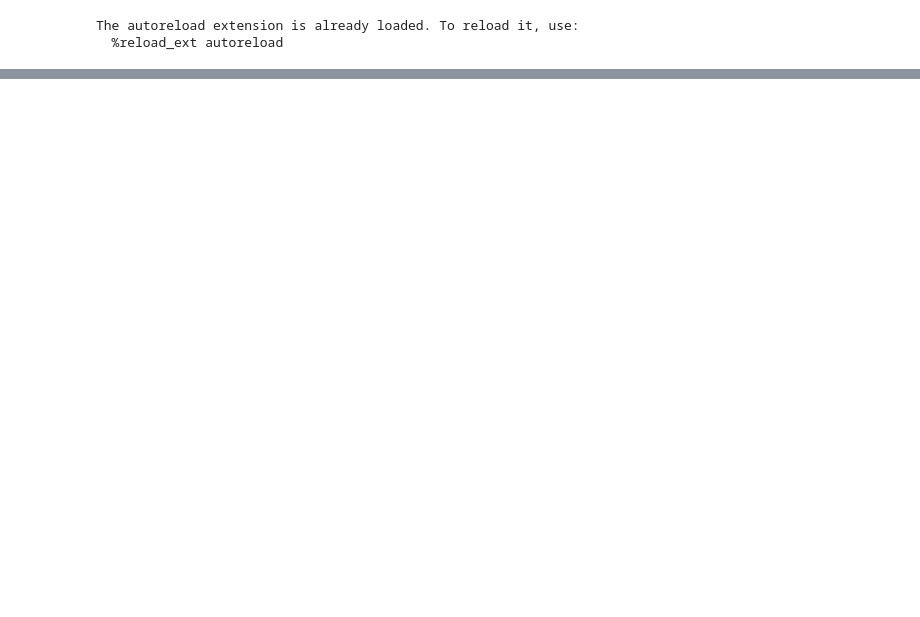
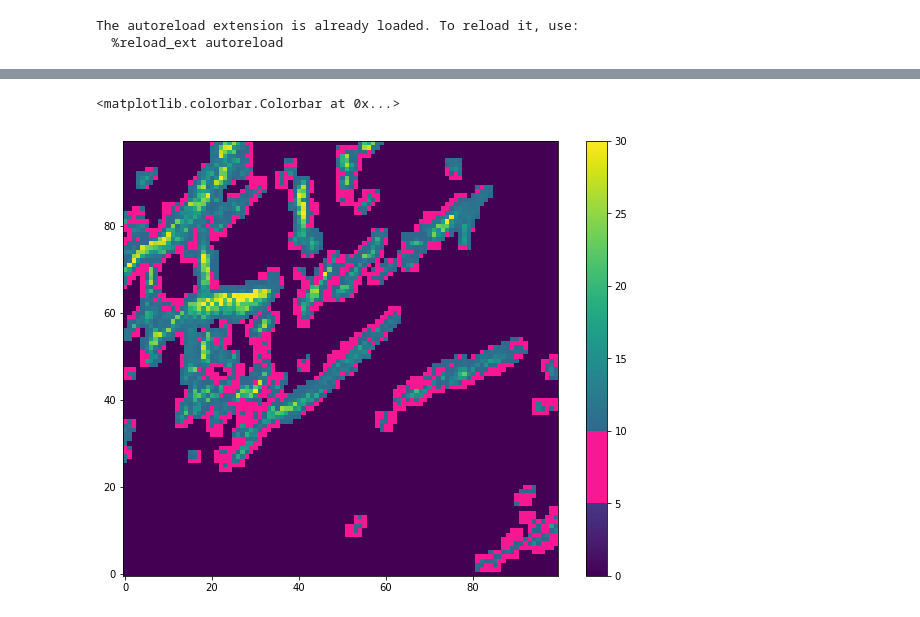
Before and after one commit to KillianBrennan/cell_tracker, a Jupyter notebook: test.ipynb, the cells around one changed output, grey strips where cells are left out. Cells and saved outputs as stored; diff of their text form; code cells hidden in the pictures; blank space fills up the shorter version.

```diff
--- a/test.ipynb
+++ b/test.ipynb
@@ -52,0 +56,21 @@ ds.cell_swath.max(dim='cell_id').plot()
+# %%
+ds_5min = xr.open_mfdataset('/home/kbrennan/phd/data/climate/5min_2D/present/lffd'+day+'_0606.nz')
+# %%
+daily_max = ds_5min['DHAIL_MX'].max(dim='time').values
+# %%
+window_size = 50
+center = (780,980)
+crop = daily_max[center[0]-window_size:center[0]+window_size,center[1]-window_size:center[1]+window_size]
+# %%
+fig,ax = plt.subplots(1,1,figsize=(10,8))
+viridis = cm.get_cmap('viridis', 256)
+newcolors = viridis(np.linspace(0, 1, 300))
+pink = np.array([248/256, 24/256, 148/256, 1])
+newcolors[50:100, :] = pink
+newcmp = ListedColormap(newcolors)
+
+filled = ax.imshow(crop,cmap=newcmp,vmin=0,vmax=30,origin='lower')
+fig.colorbar(filled)
+# %% [output]
+<matplotlib.colorbar.Colorbar at 0x...>
+[figure, added]
```
Also changed, not shown: parts of 3 cells of this notebook, 3 other files.
